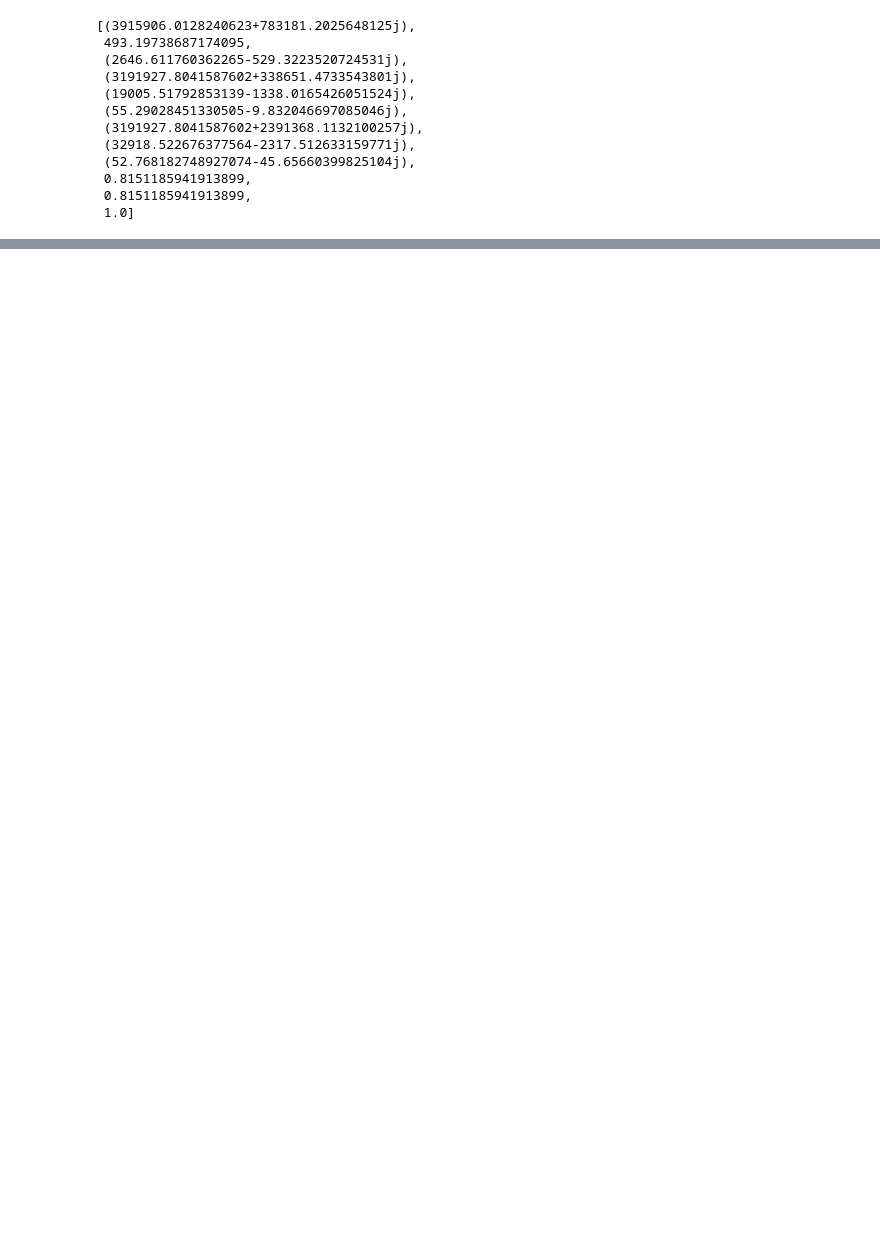
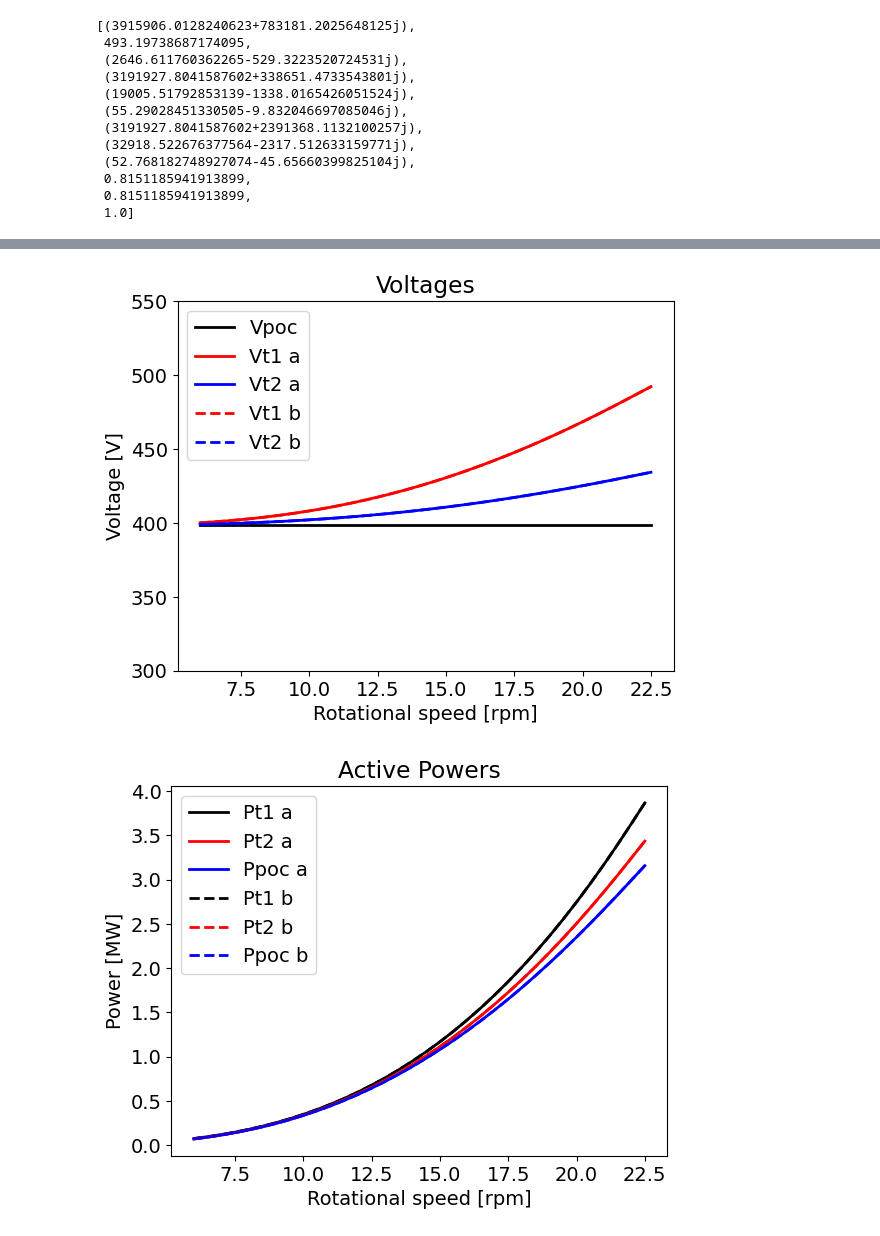
Before and after one commit to nicolaaaaaaaaaaaaaaaaaaaaa/group-40, a Jupyter notebook: assignment2/assignment2_notebook_all_questions.ipynb, the cells around one changed output, grey strips where cells are left out. Cells and saved outputs as stored; diff of their text form; code cells hidden in the pictures; blank space fills up the shorter version.

```diff
--- a/assignment2/assignment2_notebook_all_questions.ipynb
+++ b/assignment2/assignment2_notebook_all_questions.ipynb
@@ -315,0 +431,74 @@ print(Data)
+# %%
+
+plt.rcParams.update({'font.size': 14})
+
+plt.figure(1)
+plt.plot(Data2_a['N'], abs(Data2_a["Vg"]),   zorder=1, color='k', linewidth=2, linestyle='solid', label="Vpoc")
+plt.plot(Data2_a['N'], abs(Data2_a["Vt1"]),  zorder=1, color='r', linewidth=2, linestyle='solid', label="Vt1 a")
+plt.plot(Data2_a['N'], abs(Data2_a["Vt2"]),  zorder=1, color='b', linewidth=2, linestyle='solid', label="Vt2 a")
+plt.plot(Data2_b['N'], abs(Data2_b["Vt1"]),  zorder=1, color='r', linewidth=2, linestyle='dashed', label="Vt1 b")
+plt.plot(Data2_b['N'], abs(Data2_b["Vt2"]),  zorder=1, color='b', linewidth=2, linestyle='dashed', label="Vt2 b")
+
+plt.legend()
+plt.title('Voltages')
+plt.xlabel('Rotational speed [rpm]')
+plt.ylabel('Voltage [V]')
+
+plt.ylim(300, 550)
+#plt.yscale('log')
+
+
+plt.figure(2)
+plt.plot(Data2_a['N'], np.real(Data2_a["St1"])/10**6,  zorder=1, color='k', linewidth=2, linestyle='solid', label="Pt1 a")
+plt.plot(Data2_a['N'], np.real(Data2_a["St2"])/10**6,  zorder=1, color='r', linewidth=2, linestyle='solid', label="Pt2 a")
+plt.plot(Data2_a['N'], np.real(Data2_a["Sg"] )/10**6,  zorder=1, color='b', linewidth=2, linestyle='solid', label="Ppoc a")
+plt.plot(Data2_b['N'], np.real(Data2_b["St1"])/10**6,  zorder=1, color='k', linewidth=2, linestyle='dashed', label="Pt1 b")
+plt.plot(Data2_b['N'], np.real(Data2_b["St2"])/10**6,  zorder=1, color='r', linewidth=2, linestyle='dashed', label="Pt2 b")
+plt.plot(Data2_b['N'], np.real(Data2_b["Sg"] )/10**6,  zorder=1, color='b', linewidth=2, linestyle='dashed', label="Ppoc b")
+plt.legend()
+plt.title('Active Powers')
+plt.xlabel('Rotational speed [rpm]')
+plt.ylabel('Power [MW]')
+
+plt.figure(3)
+plt.plot(Data2_a['N'], np.imag(Data2_a["St1"])/10**6,  zorder=1, color='k', linewidth=2, linestyle='solid', label="Qt1 a")
+plt.plot(Data2_a['N'], np.imag(Data2_a["St2"])/10**6,  zorder=1, color='r', linewidth=2, linestyle='solid', label="Qt2 a")
+plt.plot(Data2_a['N'], np.imag(Data2_a["Sg"] )/10**6,  zorder=1, color='b', linewidth=2, linestyle='solid', label="Qpoc a")
+plt.plot(Data2_b['N'], np.imag(Data2_b["St1"])/10**6,  zorder=1, color='k', linewidth=2, linestyle='dashed', label="Qt1 b")
+plt.plot(Data2_b['N'], np.imag(Data2_b["St2"])/10**6,  zorder=1, color='r', linewidth=2, linestyle='dashed', label="Qt2 b")
+plt.plot(Data2_b['N'], np.imag(Data2_b["Sg"] )/10**6,  zorder=1, color='b', linewidth=2, linestyle='dashed', label="Qpoc b")
+plt.legend()
+plt.title('Reactive Powers')
+plt.xlabel('Rotational speed [rpm]')
+plt.ylabel('Power [MVAR]')
+
+plt.figure(4)
+plt.plot(Data2_a['N'], np.abs(Data2_a["St1"])/10**3,  zorder=1, color='k', linewidth=2, linestyle='solid', label="St1 a")
+plt.plot(Data2_a['N'], np.abs(Data2_a["St2"])/10**3,  zorder=1, color='r', linewidth=2, linestyle='solid', label="St2 a")
+plt.plot(Data2_a['N'], np.abs(Data2_a["Sg"] )/10**3,  zorder=1, color='b', linewidth=2, linestyle='solid', label="Spoc a")
+plt.plot(Data2_b['N'], np.abs(Data2_b["St1"])/10**3,  zorder=1, color='k', linewidth=2, linestyle='dashed', label="St1 b")
+plt.plot(Data2_b['N'], np.abs(Data2_b["St2"])/10**3,  zorder=1, color='r', linewidth=2, linestyle='dashed', label="St2 b")
+plt.plot(Data2_b['N'], np.abs(Data2_b["Sg"] )/10**3,  zorder=1, color='b', linewidth=2, linestyle='dashed', label="Spoc b")
+plt.legend()
+plt.title('Magnitude Active Powers')
+plt.xlabel('Rotational speed [rpm]')
+plt.ylabel('Power [MVA]')
+
+plt.figure(5)
+plt.plot(Data2_a['N'],(Data2_a['eta_transfo+cables']),  zorder=1, color='k', linewidth=2, linestyle='solid', label="eta transmission a")
+plt.plot(Data2_a['N'],(Data2_a['eta_transfo']),         zorder=1, color='r', linewidth=2, linestyle='solid', label="eta transformer a")
+plt.plot(Data2_a['N'],(Data2_a['eta_cables'] ),         zorder=1, color='b', linewidth=2, linestyle='solid', label="eta cable a")
+plt.plot(Data2_b['N'],(Data2_b['eta_transfo+cables']),  zorder=1, color='k', linewidth=2, linestyle='dashed', label="eta transmission b")
+plt.plot(Data2_b['N'],(Data2_b['eta_transfo']),         zorder=1, color='r', linewidth=2, linestyle='dashed', label="eta transformer b")
+plt.plot(Data2_b['N'],(Data2_b['eta_cables'] ),         zorder=1, color='b', linewidth=2, linestyle='dashed', label="eta cable b")
+plt.legend()
+plt.title('Efficiencies')
+plt.xlabel('Rotational speed [rpm]')
+plt.ylabel('eta')
+
+
+
+plt.show()
+# %% [output]
+[figure, added]
+[figure, added]
```
Also changed, not shown: parts of 6 cells of this notebook.
